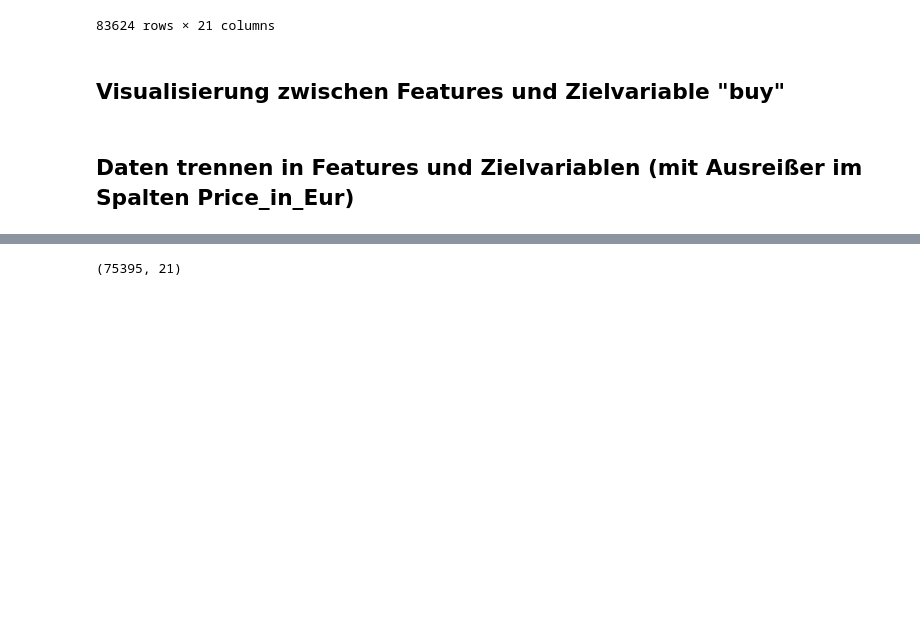
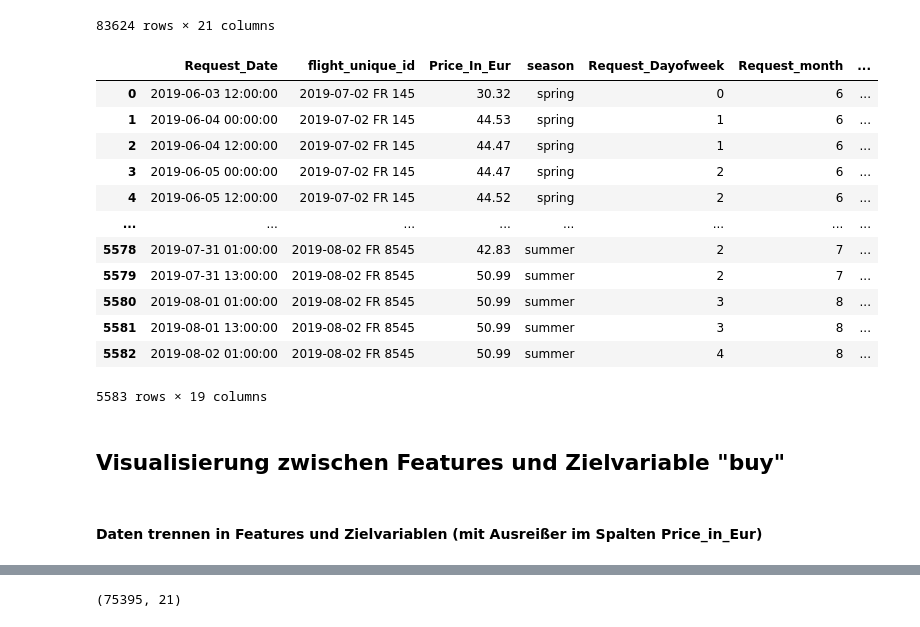
Before and after one commit to hahaha996/Data_Mining_Projekt, a Jupyter notebook: Projekt_DM.ipynb, the cells around one changed output, grey strips where cells are left out. Saved outputs shown, nothing was run; the diff lists cells and outputs as text; code cells hidden in the pictures; blank space fills up the shorter version.

```diff
--- a/Projekt_DM.ipynb
+++ b/Projekt_DM.ipynb
@@ -548,6 +566,22 @@ Trainingsdaten
 | 83622 | 2019-08-03 01:00:00 | 2019-09-10 FR 8543 | 39.69 | 39.69 | 1 | summer | ... |
 | 83623 | 2019-08-03 13:00:00 | 2019-09-10 FR 8543 | 39.69 | 39.69 | 1 | summer | ... |
 83624 rows × 21 columns
+# %%
+Testdaten
+# %% [output]
+|  | Request_Date | flight_unique_id | Price_In_Eur | season | Request_Dayofweek | Request_month | ... |
+| 0 | 2019-06-03 12:00:00 | 2019-07-02 FR 145 | 30.32 | spring | 0 | 6 | ... |
+| 1 | 2019-06-04 00:00:00 | 2019-07-02 FR 145 | 44.53 | spring | 1 | 6 | ... |
+| 2 | 2019-06-04 12:00:00 | 2019-07-02 FR 145 | 44.47 | spring | 1 | 6 | ... |
+| 3 | 2019-06-05 00:00:00 | 2019-07-02 FR 145 | 44.47 | spring | 2 | 6 | ... |
+| 4 | 2019-06-05 12:00:00 | 2019-07-02 FR 145 | 44.52 | spring | 2 | 6 | ... |
+| ... | ... | ... | ... | ... | ... | ... | ... |
+| 5578 | 2019-07-31 01:00:00 | 2019-08-02 FR 8545 | 42.83 | summer | 2 | 7 | ... |
+| 5579 | 2019-07-31 13:00:00 | 2019-08-02 FR 8545 | 50.99 | summer | 2 | 7 | ... |
+| 5580 | 2019-08-01 01:00:00 | 2019-08-02 FR 8545 | 50.99 | summer | 3 | 8 | ... |
+| 5581 | 2019-08-01 13:00:00 | 2019-08-02 FR 8545 | 50.99 | summer | 3 | 8 | ... |
+| 5582 | 2019-08-02 01:00:00 | 2019-08-02 FR 8545 | 50.99 | summer | 4 | 8 | ... |
+5583 rows × 19 columns
 # %% [markdown]
 ## Visualisierung zwischen Features und Zielvariable "buy"
 # %%
@@ -566,7 +600,7 @@ Trainingsdaten
 # Zeige den Plot
 #plt.show()
 # %% [markdown]
-## Daten trennen in Features und Zielvariablen (mit Ausreißer im Spalten Price_in_Eur)
+#### Daten trennen in Features und Zielvariablen (mit Ausreißer im Spalten Price_in_Eur)
 # %%
  Feature = [ 'Price_In_Eur',
        'season', 'Request_Dayofweek', 'Request_month', 'days_diff_Req_Flight',
```
Also changed, not shown: parts of 79 cells of this notebook.
